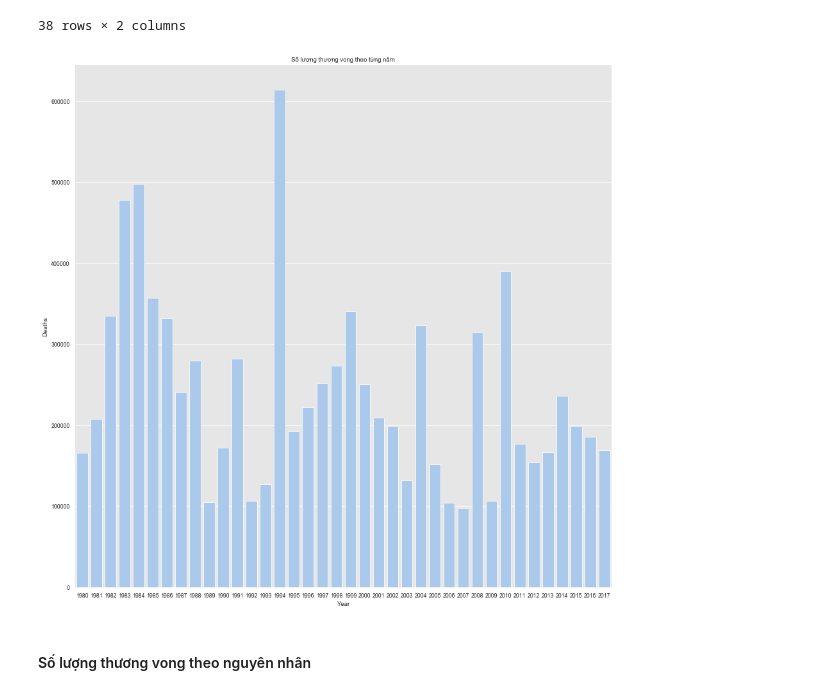
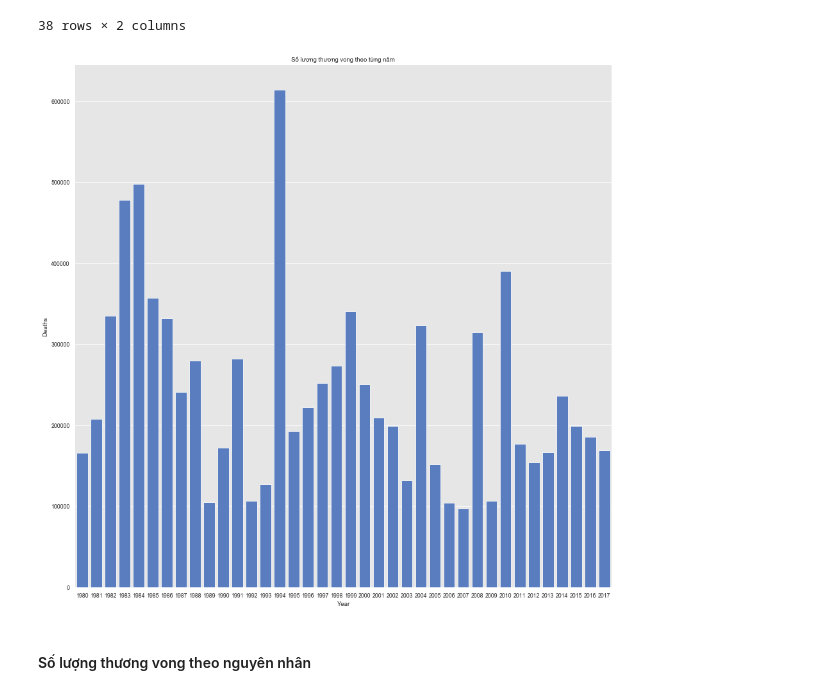
Before and after one commit to hcmus1712331/LTCKHDL-DACK, a Jupyter notebook: 1712331-NguyenThanhDat.ipynb, the cells around one changed output. Cells and saved outputs as stored; diff of their text form; code cells hidden in the pictures.

```diff
--- a/1712331-NguyenThanhDat.ipynb
+++ b/1712331-NguyenThanhDat.ipynb
@@ -413,21 +413,22 @@ grouped_deaths_by_year
 # %%
 sns.set_style("darkgrid", {"axes.facecolor": ".9"})
 sns.set_context("paper")
 
+sns.set_color_codes("muted")
 f, ax = plt.subplots(figsize=(15, 15))
 
 sns.barplot(
     x="Year",
     y="Deaths",
     data=grouped_deaths_by_year,
     label="Year",
-    color="b").set(
+    color='b').set(
     title='Số lượng thương vong theo từng năm'
 )
 
 sns.despine(left=True, bottom=True)
 # %% [output]
-[figure, old version]
+[figure, new version]
 # %% [markdown]
 #### Số lượng thương vong theo nguyên nhân
 # %%
```
Also changed, not shown: parts of 17 cells of this notebook.
